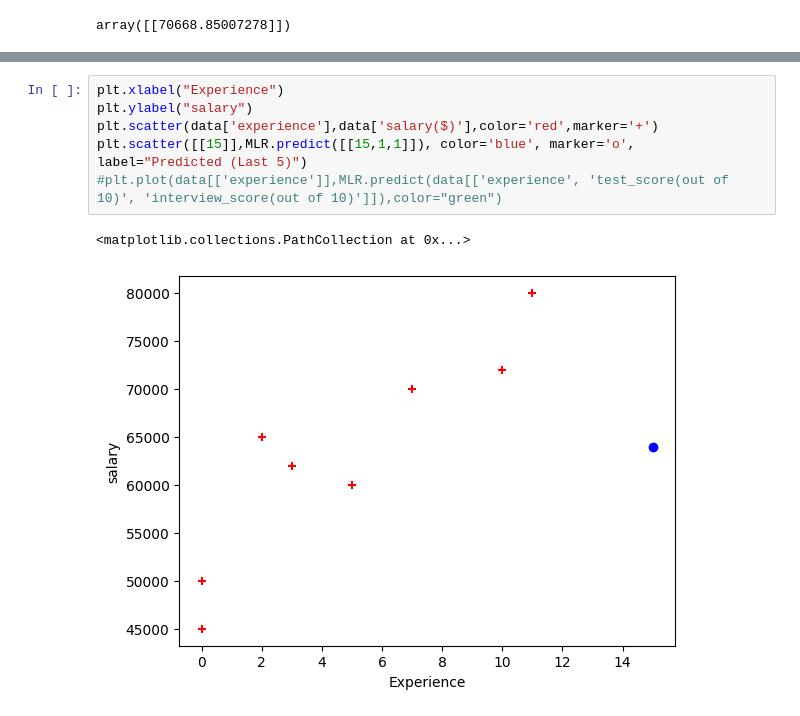
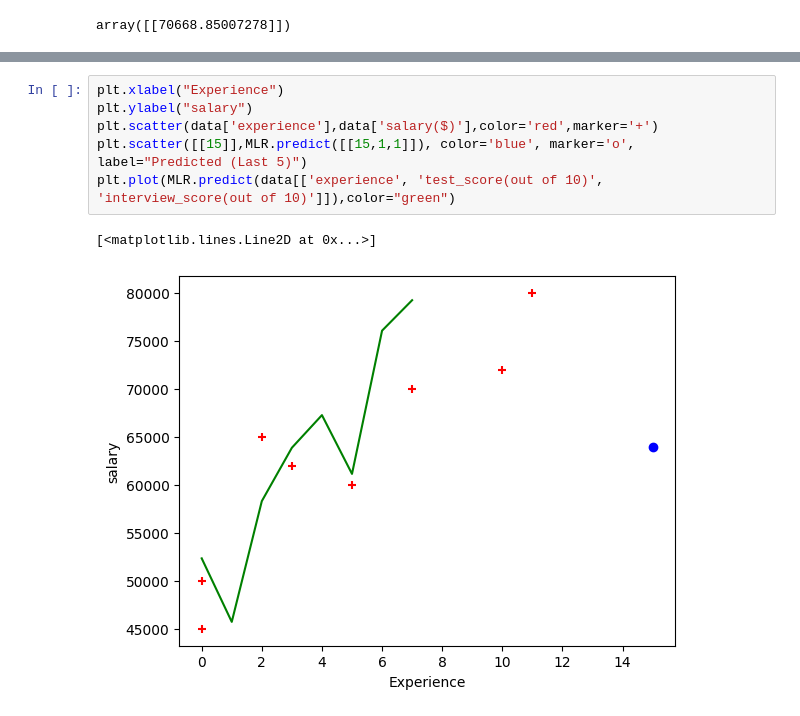
Before and after one commit to pavanrajkg04/Machine_Learning_projects, a Jupyter notebook: Learn_ML/1. Linear_regression/multiplelinearregression.ipynb, the cells around one changed output, grey strips where cells are left out. Cells and saved outputs as stored; diff of their text form.

```diff
--- a/Learn_ML/1. Linear_regression/multiplelinearregression.ipynb
+++ b/Learn_ML/1. Linear_regression/multiplelinearregression.ipynb
@@ -82,9 +95,9 @@ array([[70668.85007278]])
 # %%
 plt.xlabel("Experience")
 plt.ylabel("salary")
 plt.scatter(data['experience'],data['salary($)'],color='red',marker='+')
 plt.scatter([[15]],MLR.predict([[15,1,1]]), color='blue', marker='o', label="Predicted (Last 5)")
-#plt.plot(data[['experience']],MLR.predict(data[['experience', 'test_score(out of 10)', 'interview_score(out of 10)']]),color="green")
+plt.plot(MLR.predict(data[['experience', 'test_score(out of 10)', 'interview_score(out of 10)']]),color="green")
 # %% [output]
-<matplotlib.collections.PathCollection at 0x...>
+[<matplotlib.lines.Line2D at 0x...>]
-[figure, old version]
+[figure, new version]
```
Also changed, not shown: parts of 4 cells of this notebook, 2 other files.
